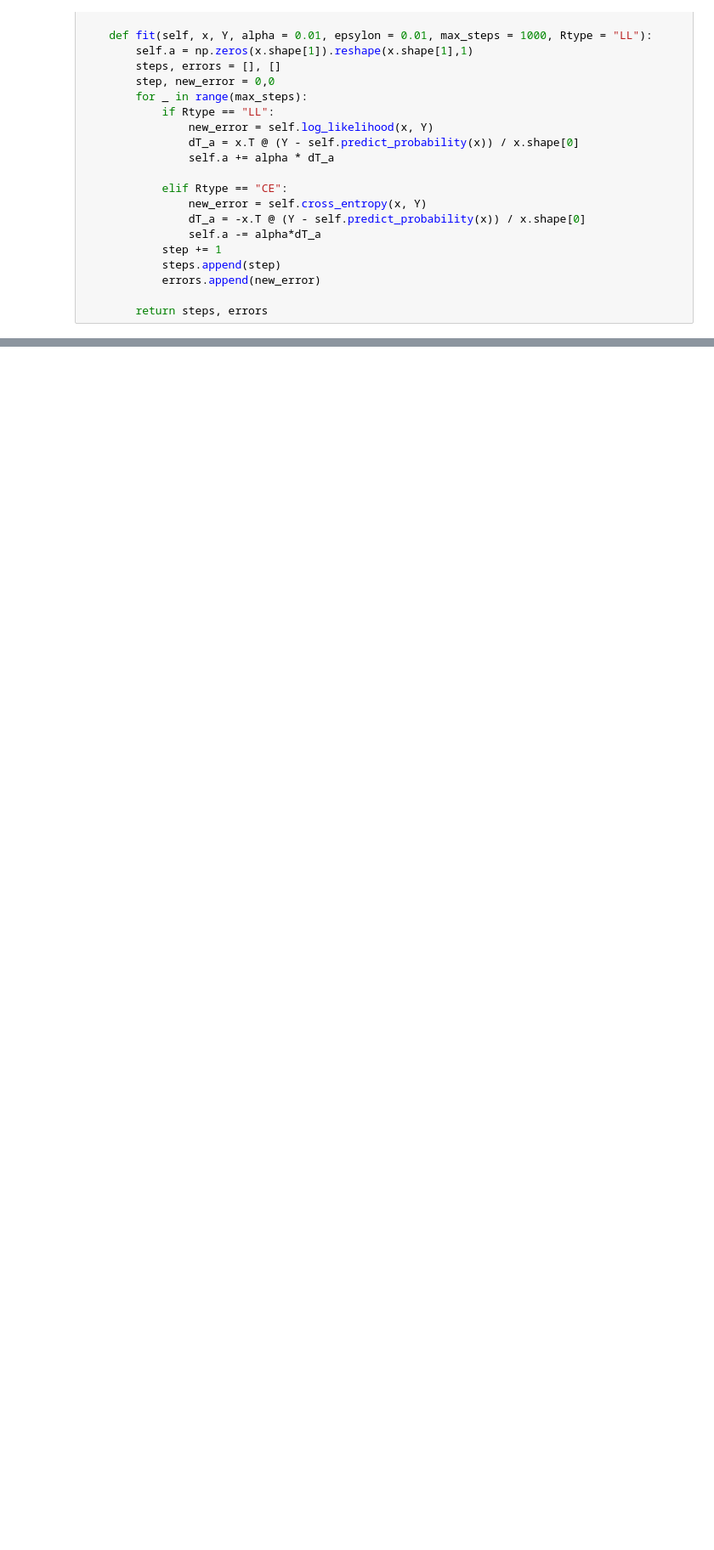
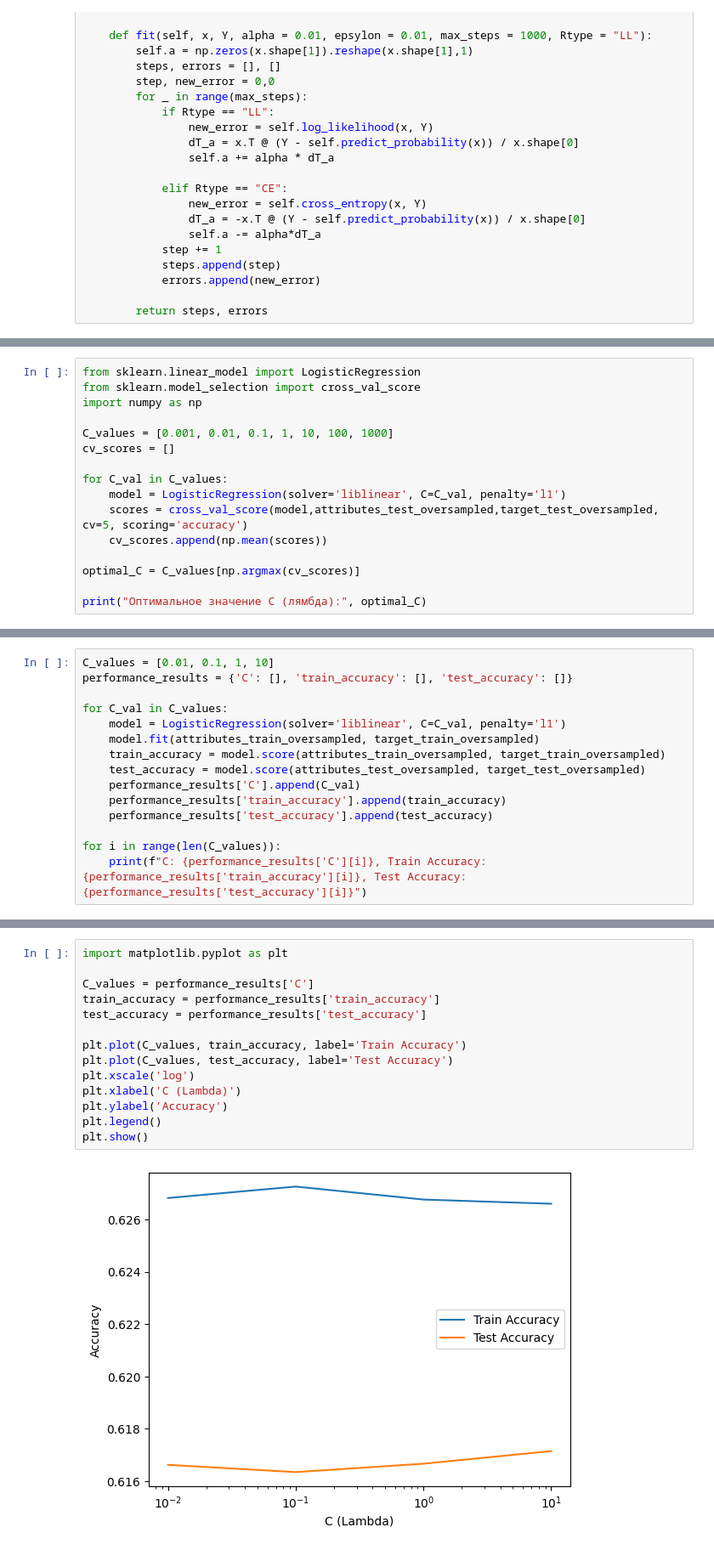
Before and after one commit to alexndremelyanov/_, a Jupyter notebook: L3.ipynb, the cells around one changed output, grey strips where cells are left out. Shown: that part at 85% size. Drawn from its saved outputs; the diff is of its cells as text; blank space fills up the shorter version.

```diff
--- a/L3.ipynb
+++ b/L3.ipynb
@@ -145,0 +310,16 @@ ax.legend(handles, titles)
+# %%
+from sklearn.linear_model import LogisticRegression
+from sklearn.model_selection import cross_val_score
+import numpy as np
+
+C_values = [0.001, 0.01, 0.1, 1, 10, 100, 1000]
+cv_scores = []
+
+for C_val in C_values:
+    model = LogisticRegression(solver='liblinear', C=C_val, penalty='l1')
+    scores = cross_val_score(model,attributes_test_oversampled,target_test_oversampled, cv=5, scoring='accuracy')
+    cv_scores.append(np.mean(scores))
+
+optimal_C = C_values[np.argmax(cv_scores)]
+
+print("Оптимальное значение C (лямбда):", optimal_C)
@@ -145,0 +328,15 @@ ax.legend(handles, titles)
+# %%
+C_values = [0.01, 0.1, 1, 10]
+performance_results = {'C': [], 'train_accuracy': [], 'test_accuracy': []}
+
+for C_val in C_values:
+    model = LogisticRegression(solver='liblinear', C=C_val, penalty='l1')
+    model.fit(attributes_train_oversampled, target_train_oversampled)
+    train_accuracy = model.score(attributes_train_oversampled, target_train_oversampled)
+    test_accuracy = model.score(attributes_test_oversampled, target_test_oversampled)
+    performance_results['C'].append(C_val)
+    performance_results['train_accuracy'].append(train_accuracy)
+    performance_results['test_accuracy'].append(test_accuracy)
+
+for i in range(len(C_values)):
+    print(f"C: {performance_results['C'][i]}, Train Accuracy: {performance_results['train_accuracy'][i]}, Test Accuracy: {performance_results['test_accuracy'][i]}")
@@ -145,0 +348,16 @@ ax.legend(handles, titles)
+# %%
+import matplotlib.pyplot as plt
+
+C_values = performance_results['C']
+train_accuracy = performance_results['train_accuracy']
+test_accuracy = performance_results['test_accuracy']
+
+plt.plot(C_values, train_accuracy, label='Train Accuracy')
+plt.plot(C_values, test_accuracy, label='Test Accuracy')
+plt.xscale('log')
+plt.xlabel('C (Lambda)')
+plt.ylabel('Accuracy')
+plt.legend()
+plt.show()
+# %% [output]
+[figure, added]
```
Also changed, not shown: parts of 32 cells of this notebook.
